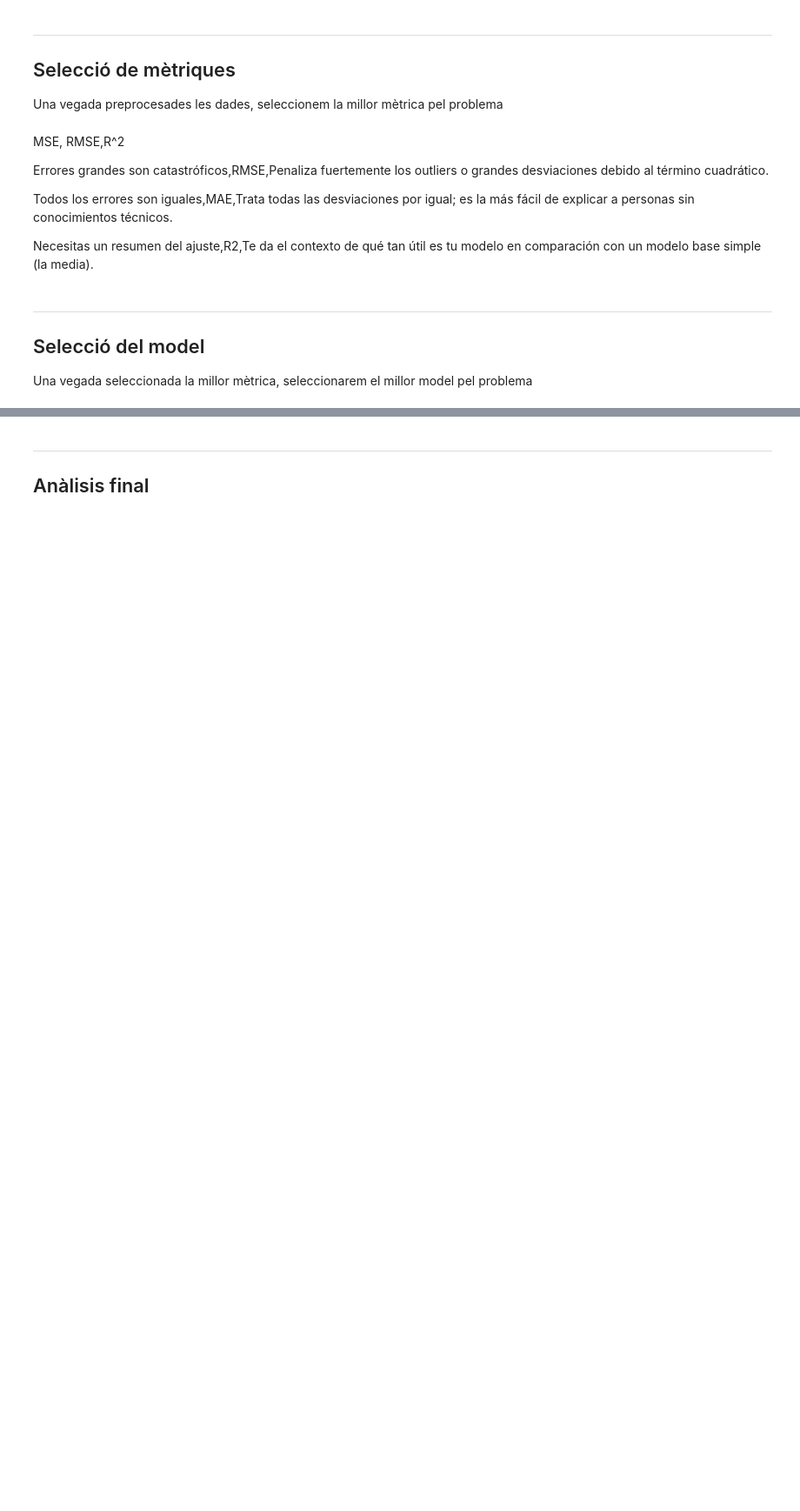
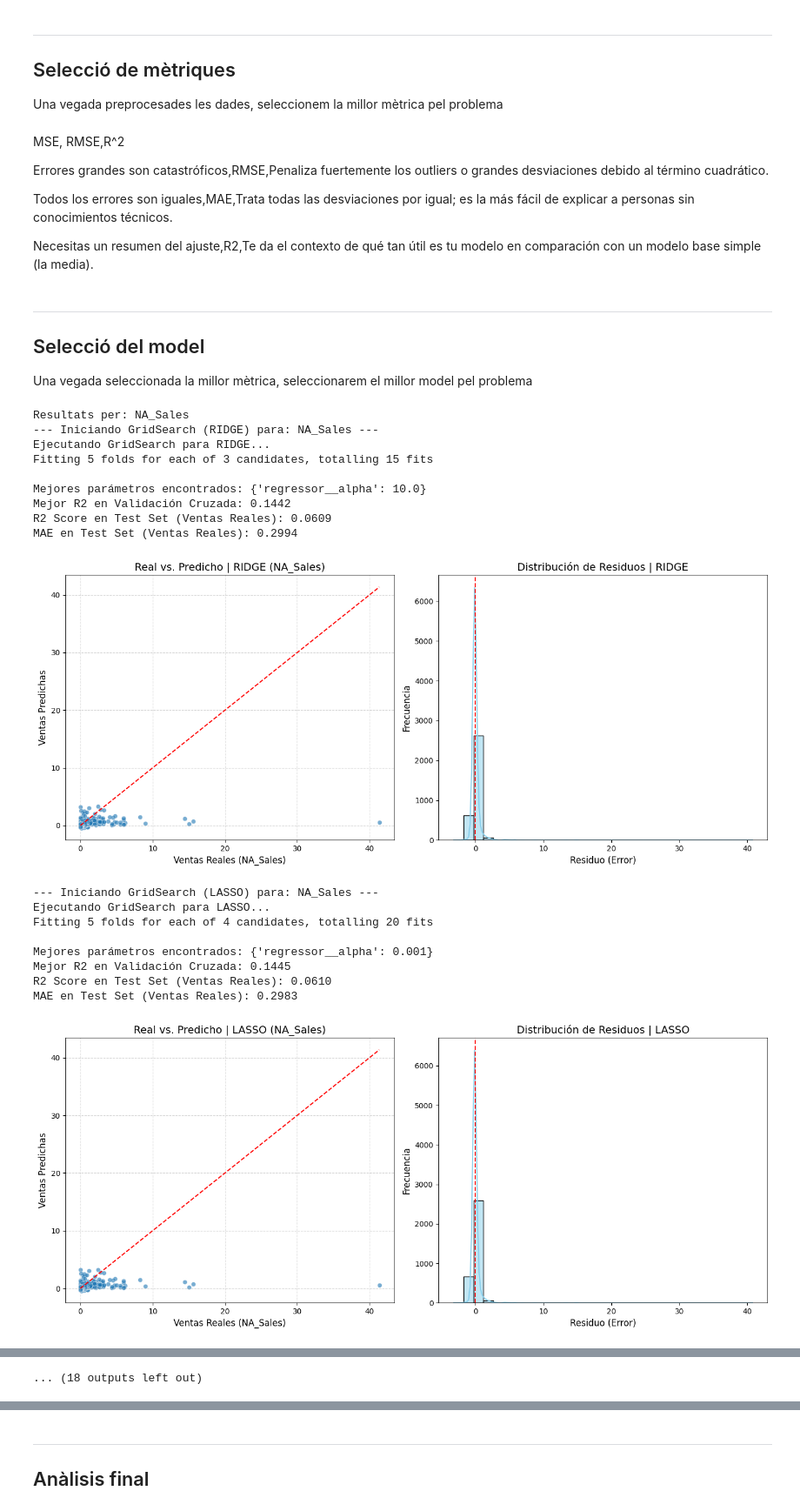
Before and after one commit to Emparans/video-games-sales-with-ratings, a Jupyter notebook: Kaggle.ipynb, the cells around one changed output, grey strips where cells are left out. Shown at 87% size. Cells and saved outputs as stored; diff of their text form; code cells hidden in the pictures; blank space fills up the shorter version.

```diff
--- a/Kaggle.ipynb
+++ b/Kaggle.ipynb
@@ -381,0 +590,33 @@ Una vegada seleccionada la millor mètrica, seleccionarem el millor model pel pr
+# %%
+targets = ['NA_Sales', 'EU_Sales', 'JP_Sales', 'Other_Sales', 'Global_Sales']
+
+for t in targets:
+  print("Resultats per: " + t)
+  # 1. Regresión Ridge
+  model_ridge = entrenar_modelos_lineales(df, target_col=t, modelo_lineal_tipo='ridge')
+
+  # 2. Regresión Lasso
+  model_lasso = entrenar_modelos_lineales(df, target_col=t, modelo_lineal_tipo='lasso')
+
+  # 3. Regresión Lineal Pura
+  model_linear = entrenar_modelos_lineales(df, target_col=t, modelo_lineal_tipo='linear')
+# %% [output]
+Resultats per: NA_Sales
+--- Iniciando GridSearch (RIDGE) para: NA_Sales ---
+Ejecutando GridSearch para RIDGE...
+Fitting 5 folds for each of 3 candidates, totalling 15 fits
+
+Mejores parámetros encontrados: {'regressor__alpha': 10.0}
+Mejor R2 en Validación Cruzada: 0.1442
+R2 Score en Test Set (Ventas Reales): 0.0609
+MAE en Test Set (Ventas Reales): 0.2994
+[figure, added]
+--- Iniciando GridSearch (LASSO) para: NA_Sales ---
+Ejecutando GridSearch para LASSO...
+Fitting 5 folds for each of 4 candidates, totalling 20 fits
+
+Mejores parámetros encontrados: {'regressor__alpha': 0.001}
+Mejor R2 en Validación Cruzada: 0.1445
+R2 Score en Test Set (Ventas Reales): 0.0610
+MAE en Test Set (Ventas Reales): 0.2983
+[figure, added]
@@ -381,0 +660 @@ Una vegada seleccionada la millor mètrica, seleccionarem el millor model pel pr
+... (18 outputs left out)
```
Also changed, not shown: parts of 14 cells of this notebook.
